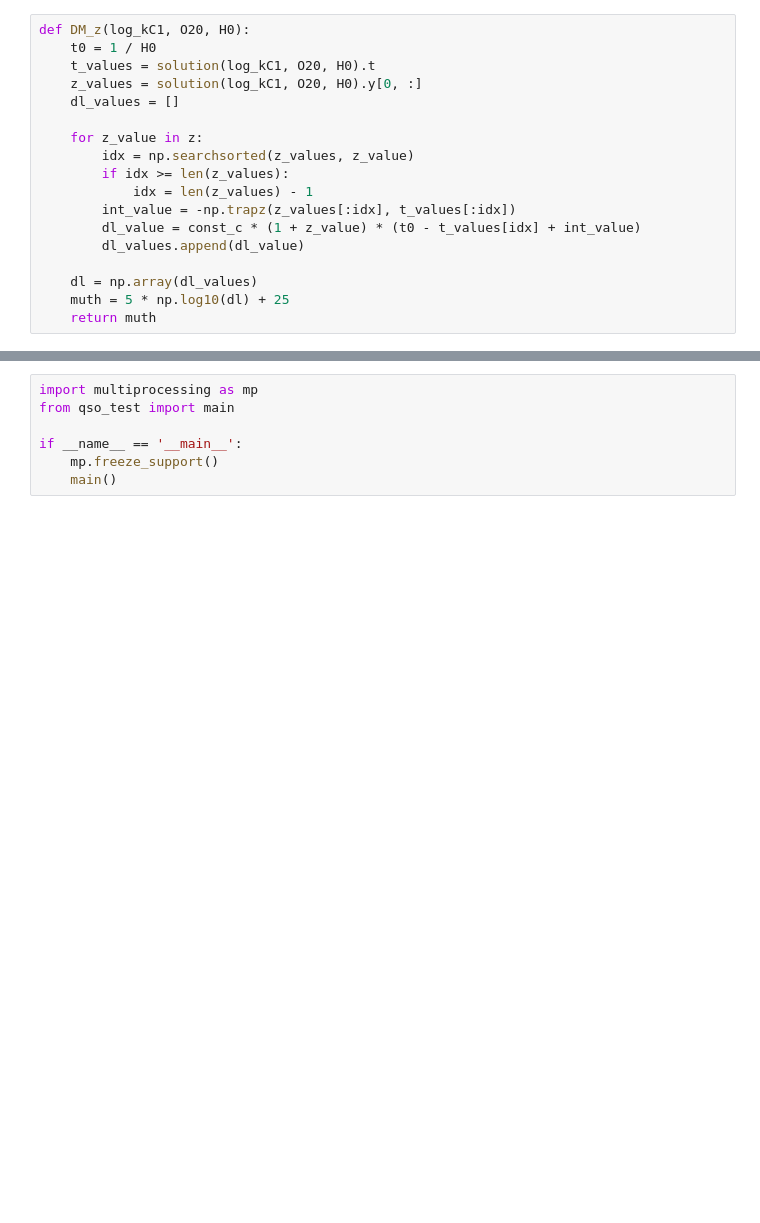
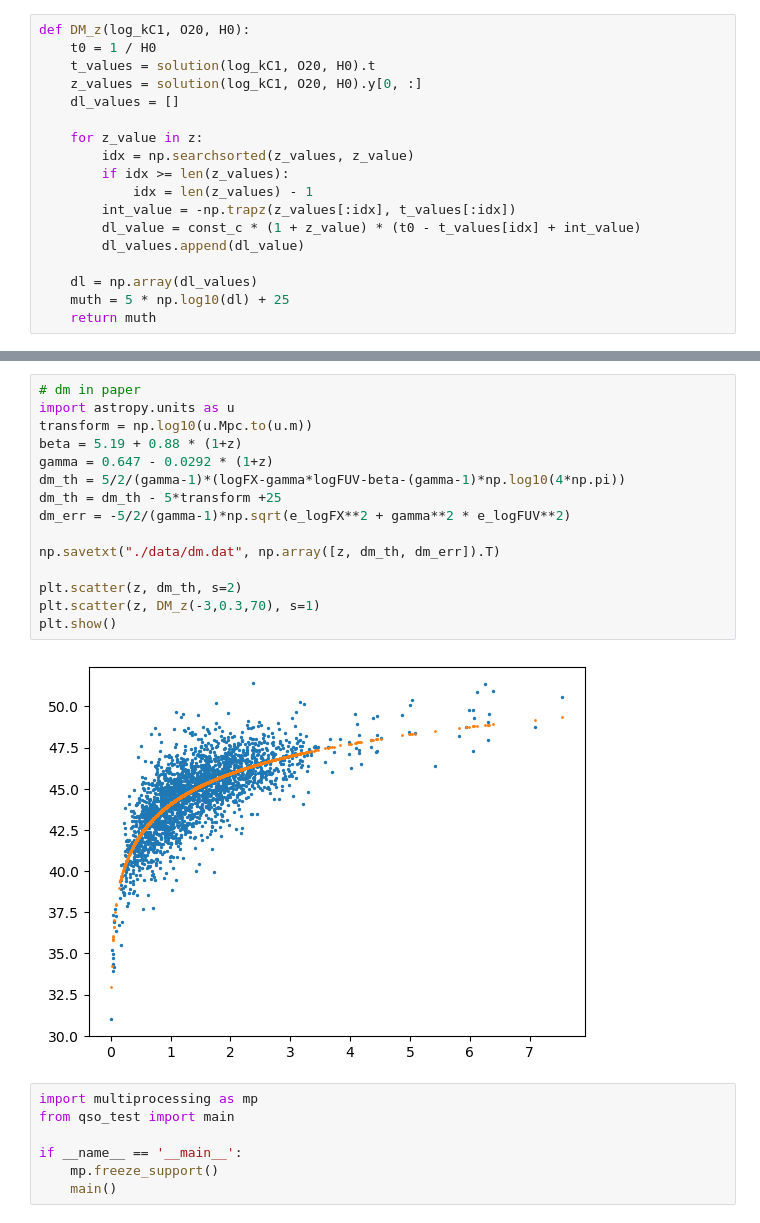
Before and after one commit to kaltsit33/IDM, a Jupyter notebook: QSO/test.ipynb, the cells around one changed output, grey strips where cells are left out. Drawn from its saved outputs; the diff is of its cells as text; blank space fills up the shorter version.

```diff
--- a/QSO/test.ipynb
+++ b/QSO/test.ipynb
@@ -62,3 +60,20 @@ print(chi2)
+# %%
+# dm in paper
+import astropy.units as u
+transform = np.log10(u.Mpc.to(u.m))
+beta = 5.19 + 0.88 * (1+z)
+gamma = 0.647 - 0.0292 * (1+z)
+dm_th = 5/2/(gamma-1)*(logFX-gamma*logFUV-beta-(gamma-1)*np.log10(4*np.pi))
+dm_th = dm_th - 5*transform +25
+dm_err = -5/2/(gamma-1)*np.sqrt(e_logFX**2 + gamma**2 * e_logFUV**2)
+
+np.savetxt("./data/dm.dat", np.array([z, dm_th, dm_err]).T)
+
+plt.scatter(z, dm_th, s=2)
+plt.scatter(z, DM_z(-3,0.3,70), s=1)
+plt.show()
+# %% [output]
+[figure, added]
 # %%
 import multiprocessing as mp
 from qso_test import main
```
Also changed, not shown: parts of 5 cells of this notebook, 19 other files.
